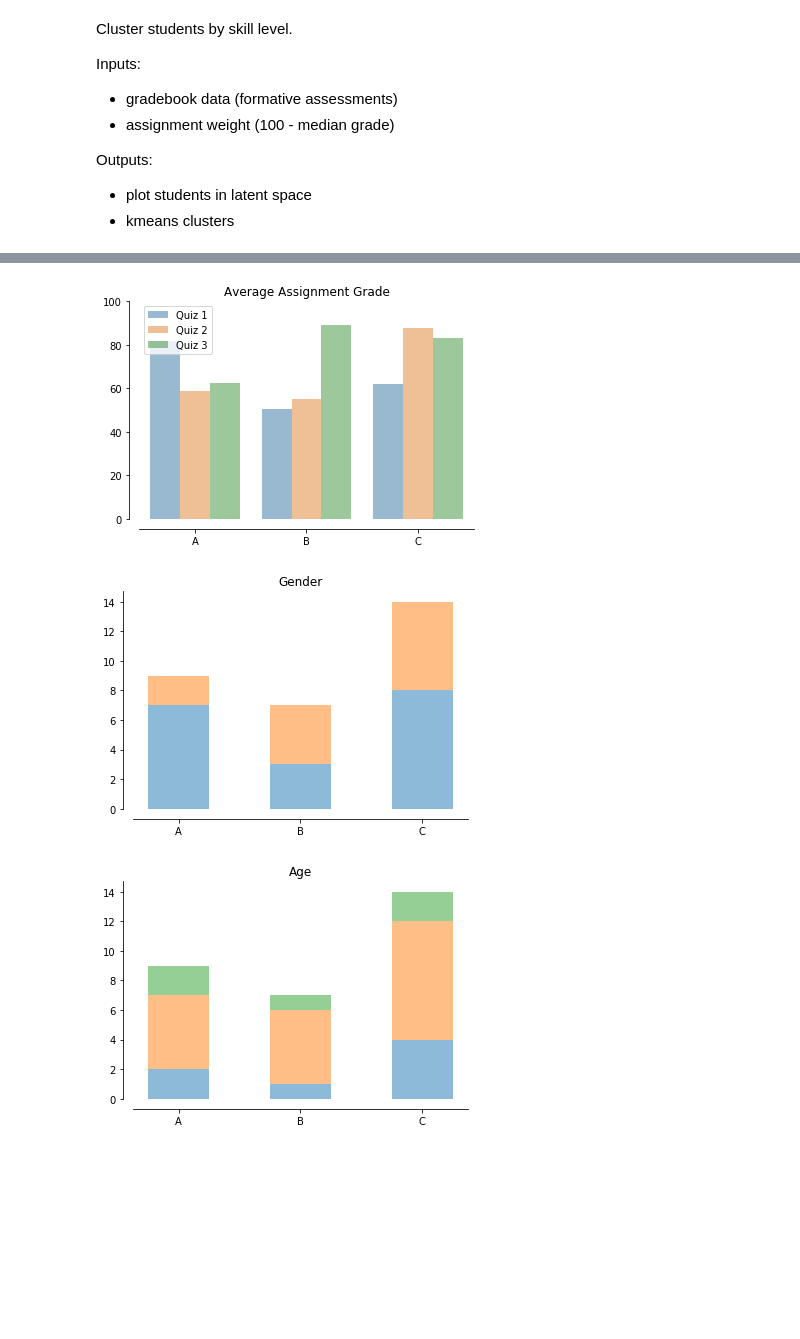
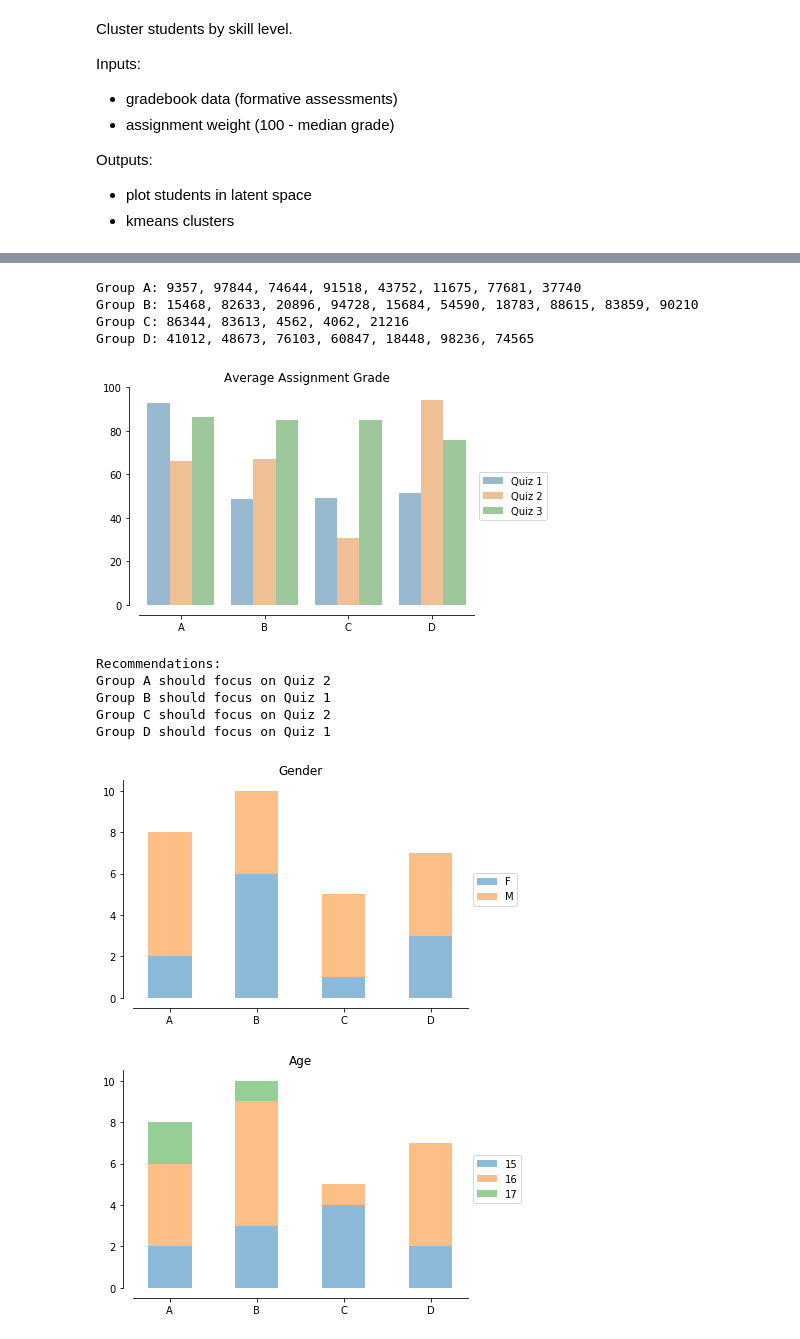
Before and after one commit to lukas-a-olson/differentiation, a Jupyter notebook: Differentiation Prototype.ipynb, the cells around one changed output, grey strips where cells are left out. Cells and saved outputs as stored; diff of their text form; code cells hidden in the pictures; blank space fills up the shorter version.

Commit message:
improved plotting, print groups

```diff
--- a/Differentiation Prototype.ipynb
+++ b/Differentiation Prototype.ipynb
@@ -44,7 +44,7 @@ def simulate_gradebook(n_students=20):
                                                             'Asian', 'Black or African American',
                                                             'Native Hawaiian or Other Pacific Islander', 'White',
                                                             'Two or more races'], n_students),
-                        'SPED Status': np.random.choice([0,1], n_students, p=[0.8, 0.2]),
+                        'SPED Status': np.random.choice(['No', 'Yes'], n_students, p=[0.8, 0.2]),
                         'Quiz 1': simulate_grades(70, 30, n_students), #simulate_grades(mu, sigma, n_students)
                         'Quiz 2': simulate_grades(80, 25, n_students),
                         'Quiz 3': simulate_grades(90, 20, n_students)})
@@ -70,6 +70,6 @@ plt.show()
 # %%
 # 2. Cluster
-n_clusters=3
+n_clusters=4
 
 # K-Means
 kmeans = KMeans(n_clusters).fit(gb[['Quiz 1', 'Quiz 2', 'Quiz 3']])
@@ -141,40 +143,63 @@ explained variance ratio: 75.0% explained [0.44069163 0.30909551]
 # %%
-# 4. Describe Clusters
+# 4. Describe Clusters and Offer Recommendations
 
+# which students are in which group?
+for label in string.ascii_uppercase[:n_clusters]:
+    print(f"Group {label}: {', '.join(gb.loc[gb[cluster_method]==label, 'Student ID'].astype(str).values)}")
+
+# average scores by cluster
 palette = sns.color_palette()
-# average scores by cluster
 temp = gb.groupby(cluster_method)[['Quiz 1', 'Quiz 2', 'Quiz 3']].mean()
+recommendations = pd.DataFrame(temp.apply(lambda x: temp.columns[x.values.argmin()], axis='columns'))
 temp = temp.stack().reset_index().rename({'level_1':'quiz', 0:'grade', cluster_method:'cluster'}, axis='columns')
 b = sns.barplot('cluster', 'grade', 'quiz', data=temp, alpha=0.5, palette=palette)
 sns.despine(offset=10, trim=False)
-b.legend_.set_title('')
+b.legend(title='', loc='center left', bbox_to_anchor=(1, 0.5))
 plt.ylim([0,100])
 plt.xlabel('')
 plt.ylabel('')
 plt.title('Average Assignment Grade')
 plt.show()
+
+# which assignment does each group need to focus on?
+print('Recommendations:')
+for label in recommendations.index:
+    print(f'Group {label} should focus on {recommendations.loc[label].values[0]}')
+
 
 # similarities and differences on other characteristics (gender, age, race, SPED)
 for field in ['Gender', 'Age', 'Race/Ethnicity', 'SPED Status']:
     temp = gb.groupby([cluster_method, field]).size()
     temp = temp.reindex(pd.MultiIndex.from_product(temp.index.levels),
                         fill_value=0.0)\
                 .reset_index()\
                 .rename({'level_0':'cluster', 'level_1':field, 0:'count'}, axis='columns')
     temp['count'] = temp['count'].astype(int)
     values = temp[field].drop_duplicates()
     palette = itertools.cycle(sns.color_palette())
     bottom = np.zeros(n_clusters)
+    plots = []
     for i, value in enumerate(values):
-        plt.bar(temp.loc[temp[field]==value, 'cluster'],
+        g = plt.bar(temp.loc[temp[field]==value, 'cluster'],
                 temp.loc[temp[field]==value, 'count'],
                 width=0.5, alpha=0.5, color=next(palette),
                 bottom=bottom)
+        plots.append(g)
         bottom = np.add(bottom, temp.loc[temp[field]==value, 'count'])
     sns.despine(offset=10, trim=False)
+    plt.legend(plots, values, loc='center left', bbox_to_anchor=(1, 0.5))
     plt.title(field)
     plt.show()
 # %% [output]
+Group A: 9357, 97844, 74644, 91518, 43752, 11675, 77681, 37740
+Group B: 15468, 82633, 20896, 94728, 15684, 54590, 18783, 88615, 83859, 90210
+Group C: 86344, 83613, 4562, 4062, 21216
+Group D: 41012, 48673, 76103, 60847, 18448, 98236, 74565
-[figure, old version]
+[figure, new version]
+Recommendations:
+Group A should focus on Quiz 2
+Group B should focus on Quiz 1
+Group C should focus on Quiz 2
+Group D should focus on Quiz 1
-[figure, old version]
+[figure, new version]
-[figure, old version]
+[figure, new version]
```
Also changed, not shown: parts of 5 cells of this notebook.
